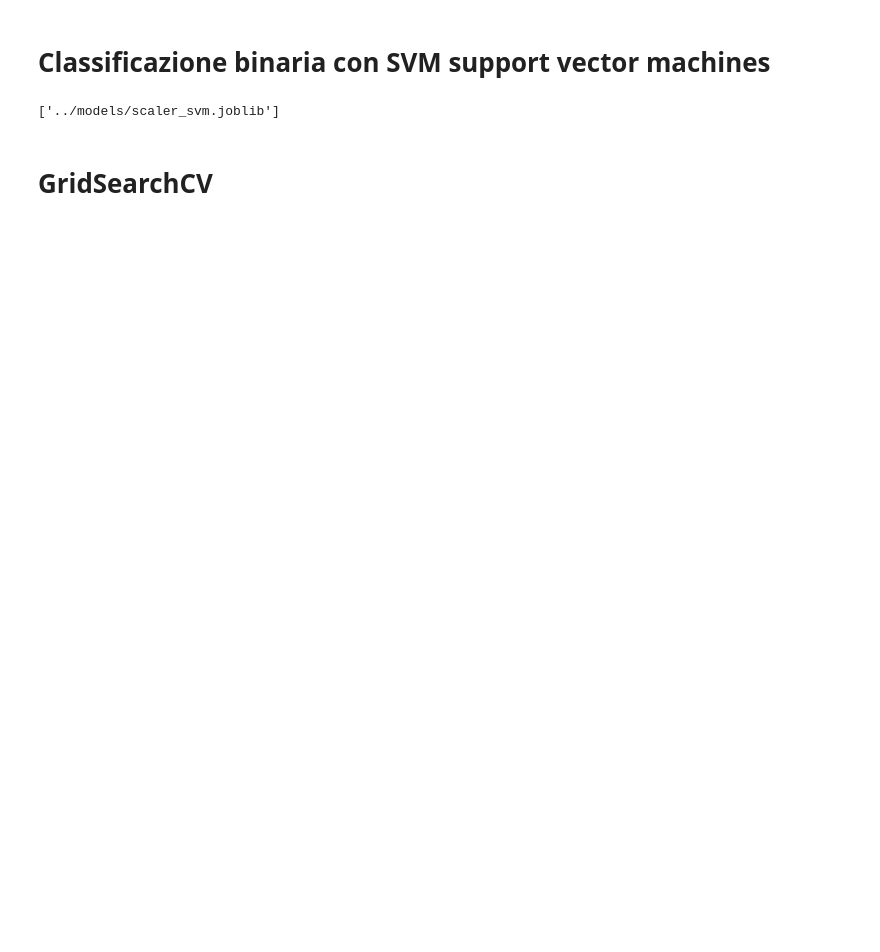
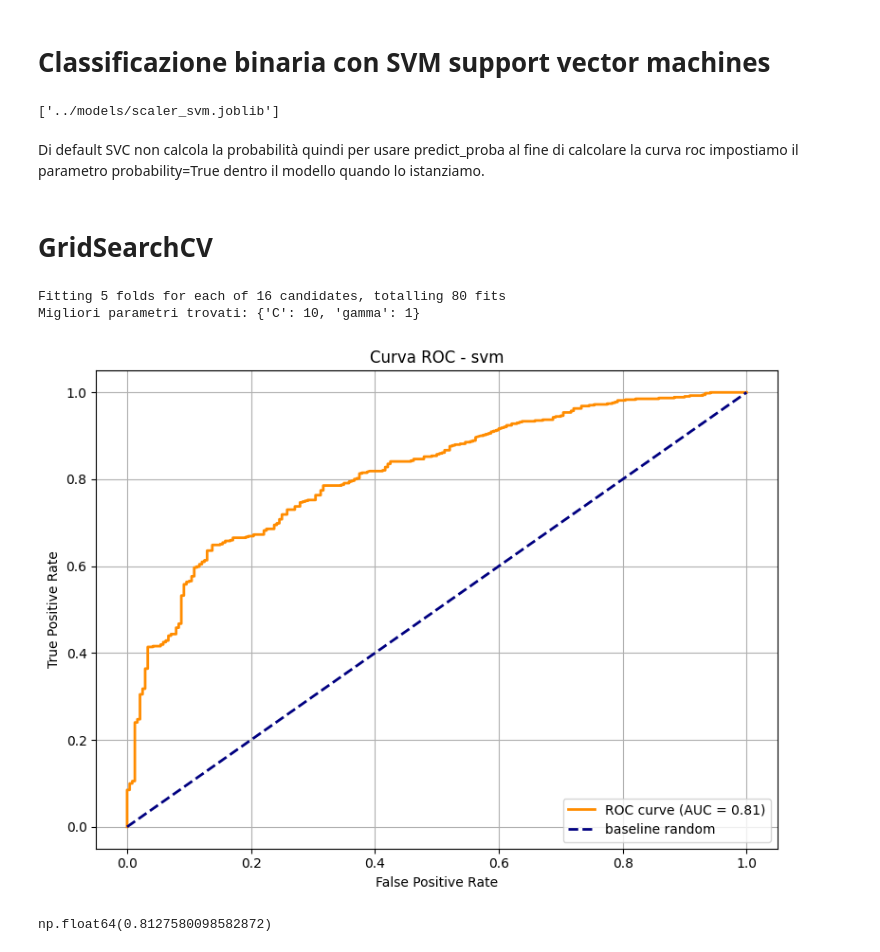
Before and after one commit to angelopaldino/progetto-data-mining, a Jupyter notebook: notebooks/9SVM_selfMade.ipynb, the cells around one changed output. Cells and saved outputs as stored; diff of their text form; code cells hidden in the pictures; blank space fills up the shorter version.

```diff
--- a/notebooks/9SVM_selfMade.ipynb
+++ b/notebooks/9SVM_selfMade.ipynb
@@ -36,8 +36,10 @@ X_test_scaled = scaler.transform(X_test)
 joblib.dump(scaler, "../models/scaler_svm.joblib")
 # %% [output]
 ['../models/scaler_svm.joblib']
+# %% [markdown]
+Di default SVC non calcola la probabilità quindi per usare predict_proba al fine di calcolare la curva roc impostiamo il parametro probability=True dentro il modello quando lo istanziamo.
 # %%
-model = SVC(kernel='rbf', C=1.0, gamma='scale', random_state=42)
+model = SVC(kernel='rbf', C=1.0, gamma='scale', probability=True, random_state=42)
 model.fit(X_train_scaled, y_train)
 
 y_pred_train = model.predict(X_train_scaled)
@@ -80,3 +82,11 @@ grid_search.fit(X_train_scaled, y_train)
 
 best_model = grid_search.best_estimator_
 print("Migliori parametri trovati:", grid_search.best_params_)
+# %% [output]
+Fitting 5 folds for each of 16 candidates, totalling 80 fits
+Migliori parametri trovati: {'C': 10, 'gamma': 1}
+# %%
+plot_roc_curve(model, X_test_scaled, y_test, "svm",f"../results/classification_selfMade/roc")
+# %% [output]
+[figure, added]
+np.float64(0.8127580098582872)
```
Also changed, not shown: 4 other files.
